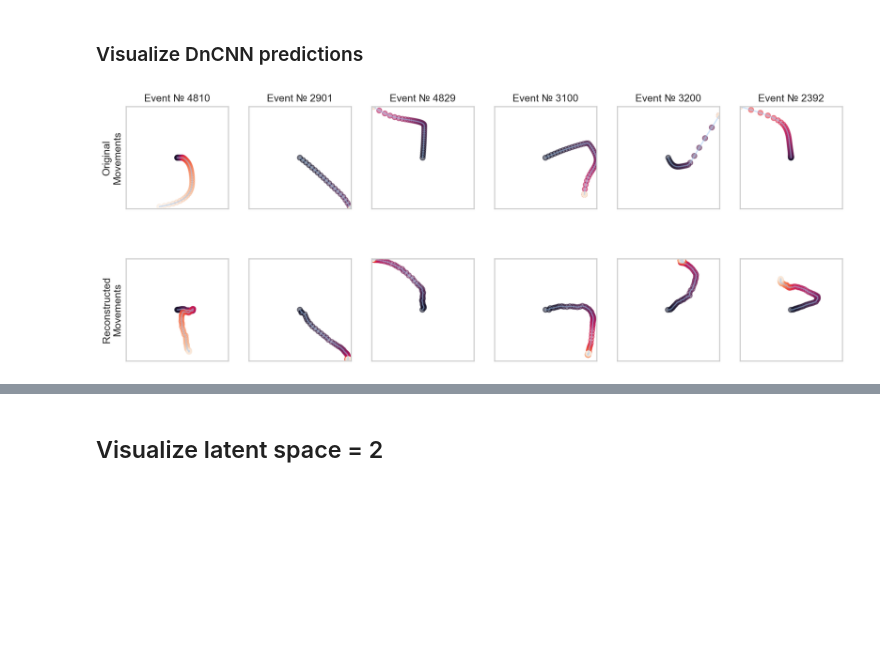
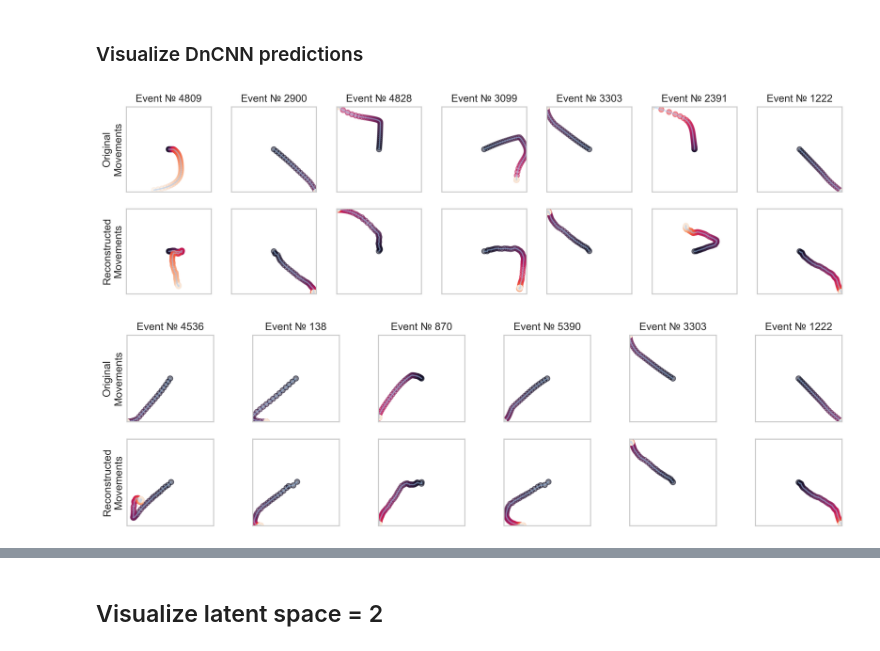
Before and after one commit to NevVerVer/Neuromatch_2022_EcoG_movements, a Jupyter notebook: models/reach_ae/construct_behavior_from_DnCNN_predictions.ipynb, the cells around one changed output, grey strips where cells are left out. Cells and saved outputs as stored; diff of their text form; code cells hidden in the pictures; blank space fills up the shorter version.

Commit message:
plot dncnn reconstruction

```diff
--- a/models/reach_ae/construct_behavior_from_DnCNN_predictions.ipynb
+++ b/models/reach_ae/construct_behavior_from_DnCNN_predictions.ipynb
@@ -16,7 +16,7 @@ from utils import (plot_reach, plot_reconstruction_examples,
                    plot_grid_z, plot_data_in_latent_space, plot_dncnn_predictions)
 from lin_ae_model_behavior import LinearVariationalAutoencoder
 
-plt.rcParams['figure.dpi'] = 150
+plt.rcParams['figure.dpi'] = 300
 # %%
 PATH_ROOT = Path('/Volumes/GoogleDrive/My Drive/NMA-22/naturalistic_arm_movements_ecog')
 PATH_DATA = PATH_ROOT / 'data' / 'behavior_data'
@@ -56,6 +56,10 @@ prediction_ids = np.load(PATH_DATA / "DnCNN_prediction_data_ids.npy")
 assert prediction.shape == (484, 4)
 assert prediction_ids.shape == (484, )
 # %%
-plot_dncnn_predictions(model, prediction, prediction_ids, DATASET, n_ex=6)
+plot_dncnn_predictions(model, prediction, prediction_ids, DATASET, n_ex=7, events_to_plot=[4809, 2900, 4828, 3099, 3303, 2391, 1222])
 # %% [output]
-[figure, old version]
+[figure, new version]
+# %%
+plot_dncnn_predictions(model, prediction, prediction_ids, DATASET, n_ex=6)
+# %% [output]
+[figure, added]
```
Also changed, not shown: parts of 1 cell of this notebook, 1 other file.
